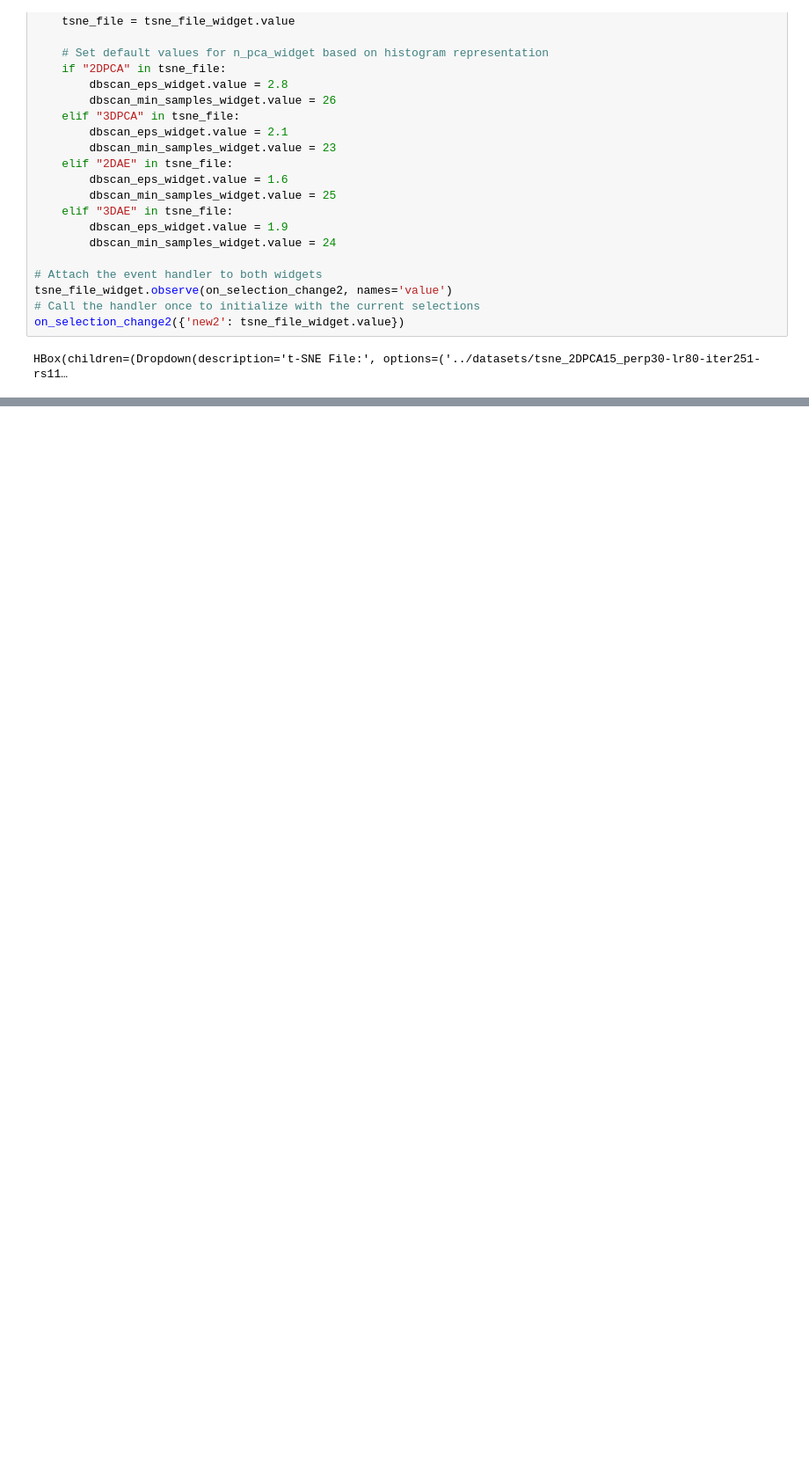
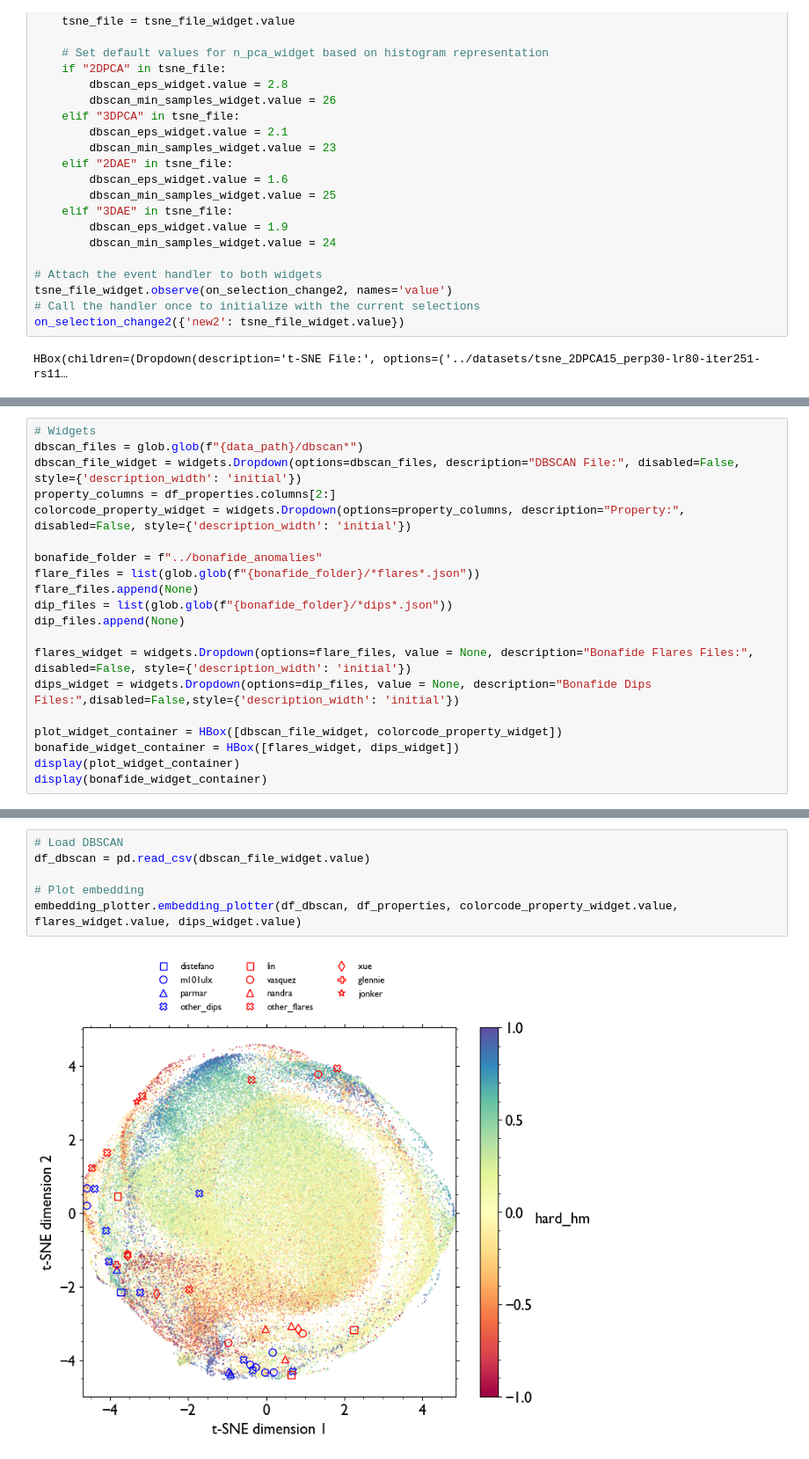
Before and after one commit to steven-space/ml-xray-transients, a Jupyter notebook: src/main.ipynb, the cells around one changed output, grey strips where cells are left out. Shown: that part at 88% size. Cells and saved outputs as stored; diff of their text form; blank space fills up the shorter version.

Commit message:
Added embedding plotting tool

```diff
--- a/src/main.ipynb
+++ b/src/main.ipynb
@@ -250,0 +247,20 @@ df_dbscan.to_csv(dbscan_file_name, index=False)
+# %%
+# Widgets
+dbscan_files = glob.glob(f"{data_path}/dbscan*")
+dbscan_file_widget = widgets.Dropdown(options=dbscan_files, description="DBSCAN File:", disabled=False, style={'description_width': 'initial'})
+property_columns = df_properties.columns[2:]
+colorcode_property_widget = widgets.Dropdown(options=property_columns, description="Property:", disabled=False, style={'description_width': 'initial'})
+
+bonafide_folder = f"../bonafide_anomalies"
+flare_files = list(glob.glob(f"{bonafide_folder}/*flares*.json"))
+flare_files.append(None)
+dip_files = list(glob.glob(f"{bonafide_folder}/*dips*.json"))
+dip_files.append(None)
+
+flares_widget = widgets.Dropdown(options=flare_files, value = None, description="Bonafide Flares Files:", disabled=False, style={'description_width': 'initial'})
+dips_widget = widgets.Dropdown(options=dip_files, value = None, description="Bonafide Dips Files:",disabled=False,style={'description_width': 'initial'})
+
+plot_widget_container = HBox([dbscan_file_widget, colorcode_property_widget])
+bonafide_widget_container = HBox([flares_widget, dips_widget])
+display(plot_widget_container)
+display(bonafide_widget_container)
@@ -250,0 +270,8 @@ df_dbscan.to_csv(dbscan_file_name, index=False)
+# %%
+# Load DBSCAN
+df_dbscan = pd.read_csv(dbscan_file_widget.value)
+
+# Plot embedding
+embedding_plotter.embedding_plotter(df_dbscan, df_properties, colorcode_property_widget.value, flares_widget.value, dips_widget.value)
+# %% [output]
+[figure, added]
```
Also changed, not shown: parts of 5 cells of this notebook, 7 other files.
